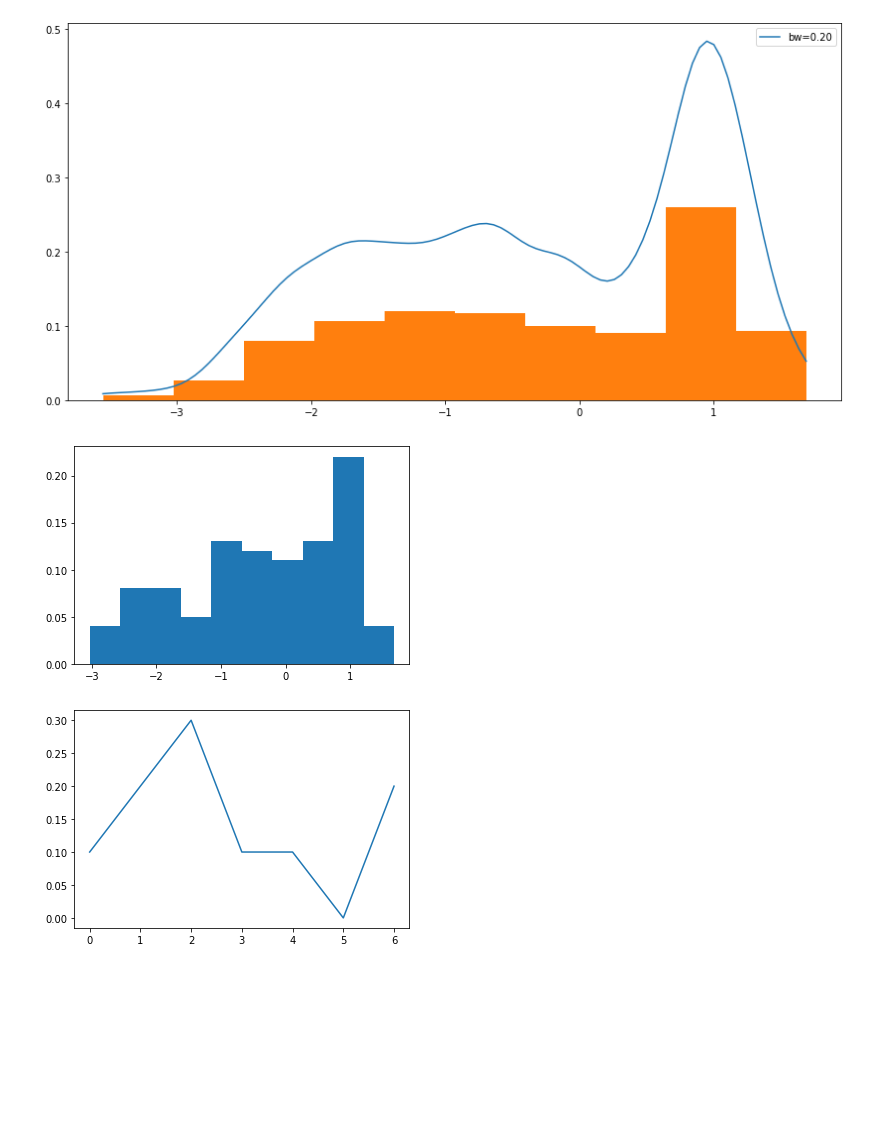
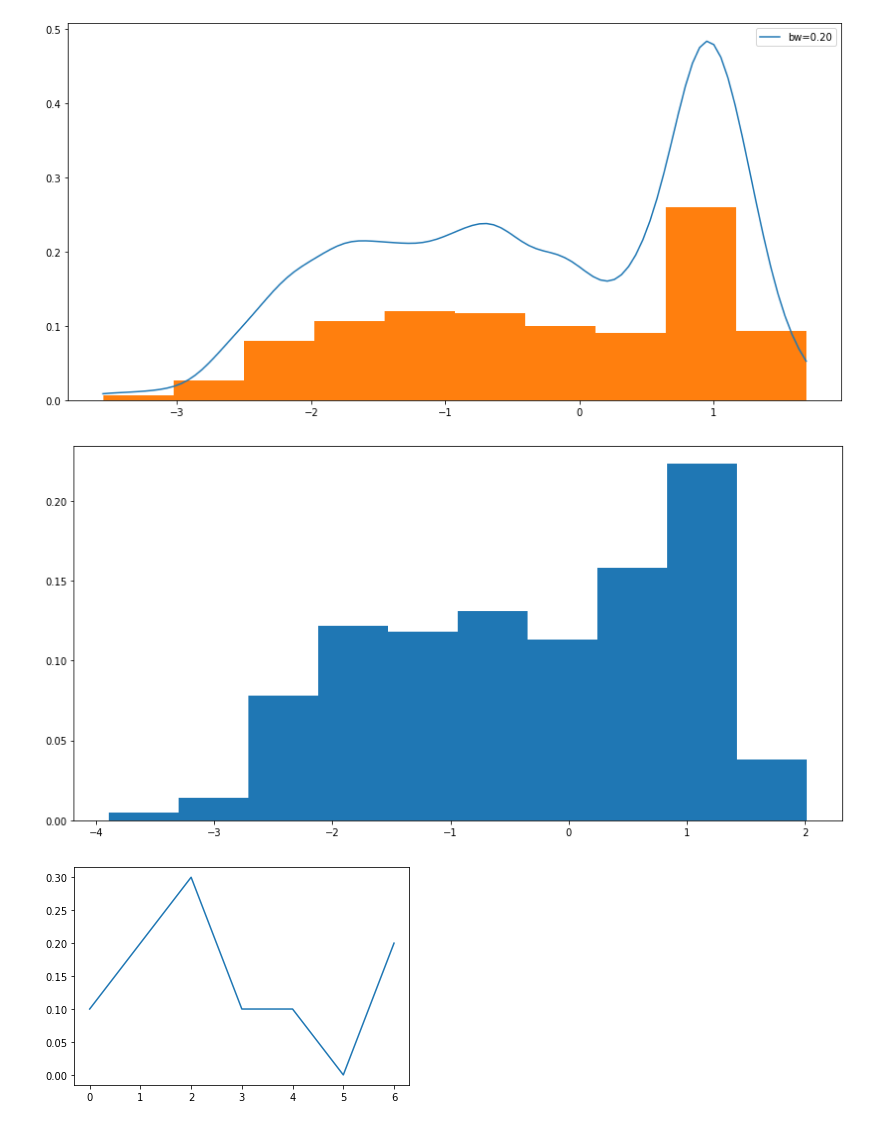
Before and after one commit to daichi-a/AIMusicClassMaterial, a Jupyter notebook: EstimatePDF_GenerateRandomFromThePDF.ipynb, the cells around one changed output. Drawn from its saved outputs; the diff is of its cells as text; code cells hidden in the pictures; blank space fills up the shorter version.

```diff
--- a/EstimatePDF_GenerateRandomFromThePDF.ipynb
+++ b/EstimatePDF_GenerateRandomFromThePDF.ipynb
@@ -77,17 +82,18 @@ plt.show()
 [figure]
 # %%
 # 推定した複数のカーネル関数から構成された確率密度関数からサンプリングする
-random_numbers = kde_model_best.sample(100, random_state=0)
+random_numbers = kde_model_best.sample(1000, random_state=0)
 # random_stateは乱数種
 
 # histgramを作る
-this_weights = np.ones(100) / 100.0
+this_weights = np.ones(1000) / 1000.0
+plt.figure(figsize=(14,7))
 plt.hist(random_numbers, weights=this_weights)
 plt.show()
 
-# 大体同じ形状になっている，はず．
+# KDEで推測した確率密度関数と大体同じ形状になっている，はず．
 # %% [output]
-[figure, old version]
+[figure, new version]
 # %%
 # 今のは連続の話だったので，離散値の話
 # 離散の場合式を作らなきゃいけないわけではないので，
```
Also changed, not shown: parts of 3 cells of this notebook.
